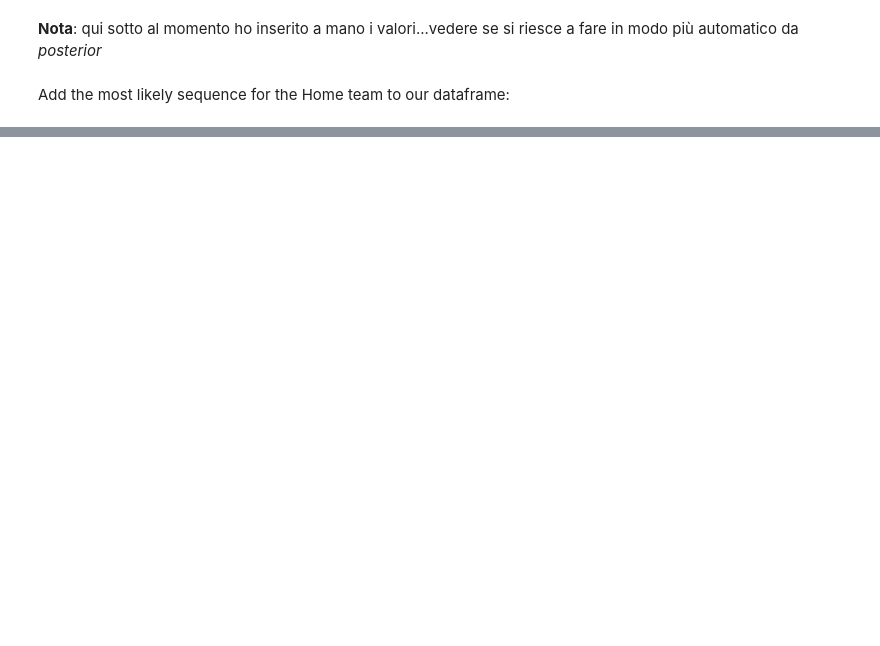
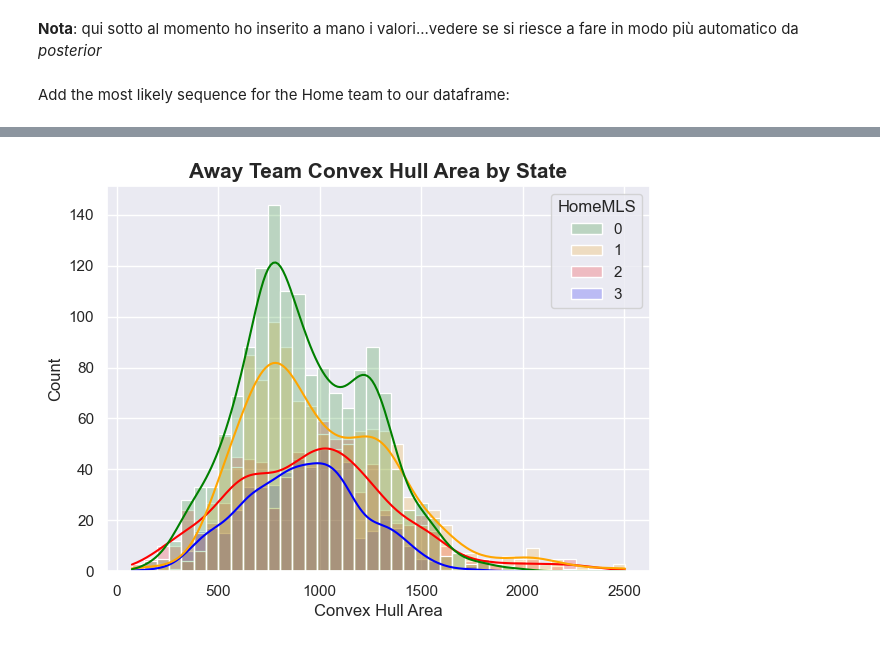
Before and after one commit to ValentinisAlessio/PML_exam, a Jupyter notebook: hmmpyro_tests/Viterbi.ipynb, the cells around one changed output, grey strips where cells are left out. Saved outputs shown, nothing was run; the diff lists cells and outputs as text; code cells hidden in the pictures; blank space fills up the shorter version.

```diff
--- a/hmmpyro_tests/Viterbi.ipynb
+++ b/hmmpyro_tests/Viterbi.ipynb
@@ -307,0 +328,8 @@ f.savefig("../plots/BivariateHMM_StateDistribution_matchday1.png",dpi=350)
+# %%
+fig, ax = plt.subplots(1, 1, figsize=(7, 5))
+sns.histplot(data, x="AwayHull", hue="HomeMLS", kde=True, palette=class_colors,alpha=0.2)
+ax.set_xlabel("Convex Hull Area", fontsize=12, fontweight='normal');
+ax.set_ylabel("Count", fontsize=12, fontweight='normal');
+ax.set_title("Away Team Convex Hull Area by State", fontsize=15, fontweight='bold');
+# %% [output]
+[figure, added]
```
Also changed, not shown: parts of 5 cells of this notebook, 4 other files.
